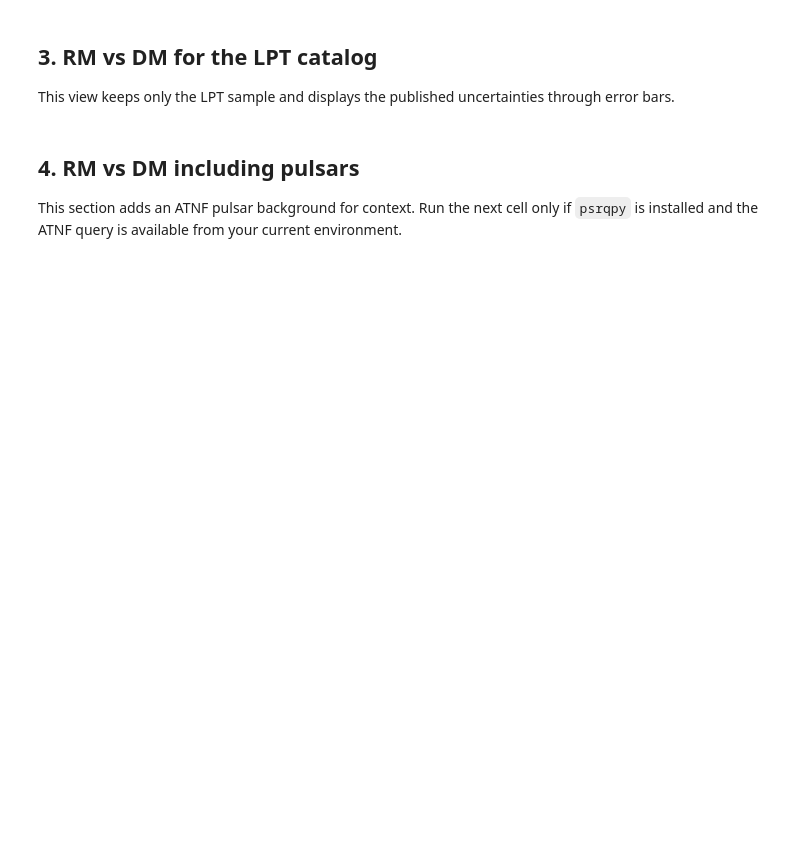
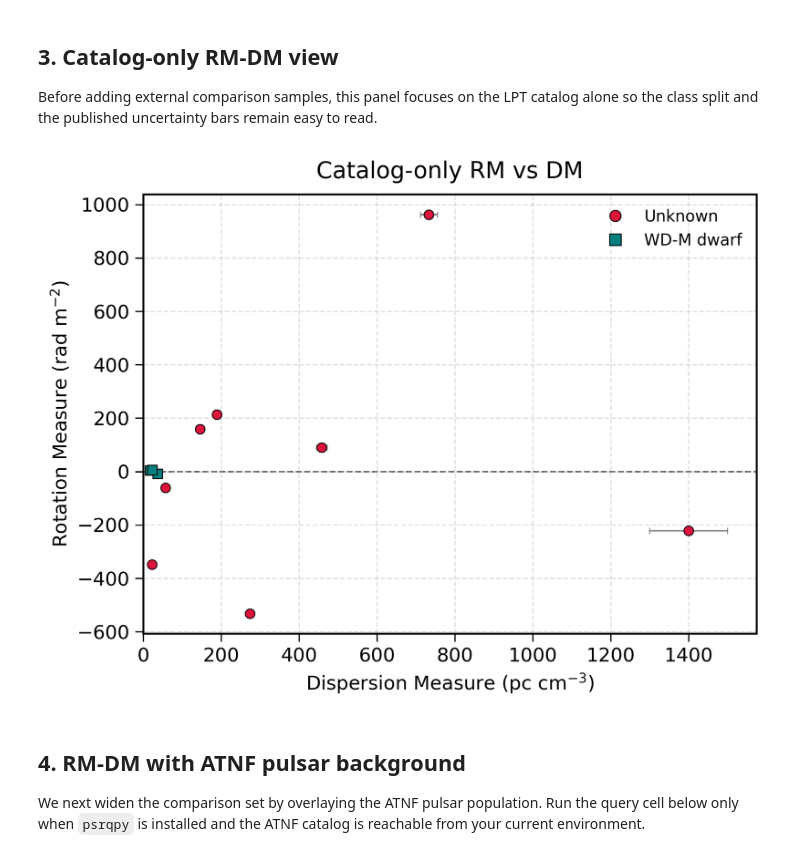
Before and after one commit to PSR-Jake/lptcat, a Jupyter notebook: LPT_plots.ipynb, the cells around one changed output. Drawn from its saved outputs; the diff is of its cells as text; code cells hidden in the pictures; blank space fills up the shorter version.

```diff
--- a/LPT_plots.ipynb
+++ b/LPT_plots.ipynb
@@ -186,7 +230,7 @@ plt.show()
 # %% [markdown]
-## 3. RM vs DM for the LPT catalog
+## 3. Catalog-only RM-DM view
 
-This view keeps only the LPT sample and displays the published uncertainties through error bars.
+Before adding external comparison samples, this panel focuses on the LPT catalog alone so the class split and the published uncertainty bars remain easy to read.
 # %%
 DM = np.asarray(lpts["DM (pc/cm^3)"], dtype=float)
 DM_err = np.asarray(lpts["DM_err"], dtype=float)
@@ -202,43 +246,46 @@ ax.errorbar(
     yerr=RM_err[unk_idx],
     fmt="o",
     ms=6,
-    color="crimson",
+    color=COLOR_UNKNOWN,
     ecolor="gray",
     elinewidth=1,
     capsize=2,
     markeredgecolor="black",
     markeredgewidth=0.6,
     zorder=3,
 )
 ax.errorbar(
     DM[wd_idx],
     RM[wd_idx],
     xerr=DM_err[wd_idx],
     yerr=RM_err[wd_idx],
     fmt="s",
     ms=6,
-    color="teal",
+    color=COLOR_WD,
     ecolor="gray",
     elinewidth=1,
     capsize=2,
     markeredgecolor="black",
     markeredgewidth=0.6,
     zorder=3,
 )
 
 ax.axhline(0, color="black", lw=1, ls="--", alpha=0.6, zorder=1)
 ax.set_xlabel(r"Dispersion Measure (pc cm$^{-3}$)")
 ax.set_ylabel(r"Rotation Measure (rad m$^{-2}$)")
 ax.set_xlim([0, None])
-ax.set_title("RM vs DM for LPTs", pad=10)
+ax.set_title("Catalog-only RM vs DM", pad=10)
+add_class_legend(ax, loc="upper right")
 ax.grid(True, linestyle="--", alpha=0.4, zorder=0)
 
 plt.tight_layout()
 plt.show()
+# %% [output]
+[figure, added]
 # %% [markdown]
-## 4. RM vs DM including pulsars
+## 4. RM-DM with ATNF pulsar background
 
-This section adds an ATNF pulsar background for context. Run the next cell only if `psrqpy` is installed and the ATNF query is available from your current environment.
+We next widen the comparison set by overlaying the ATNF pulsar population. Run the query cell below only when `psrqpy` is installed and the ATNF catalog is reachable from your current environment.
 # %%
 from psrqpy import QueryATNF
 
```
Also changed, not shown: parts of 12 cells of this notebook.
